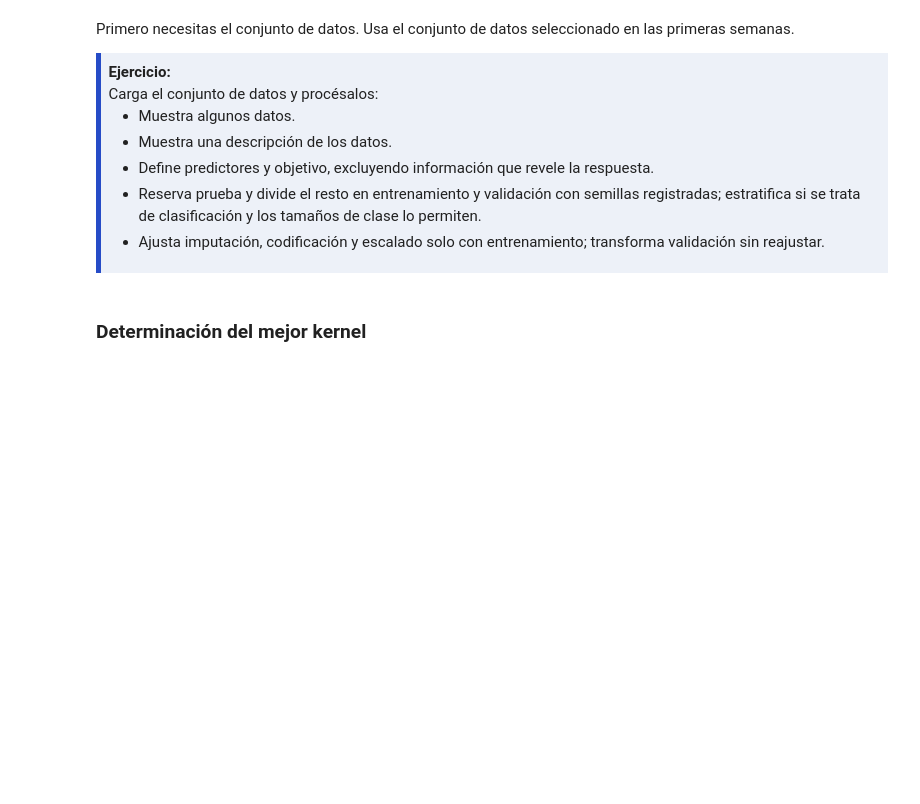
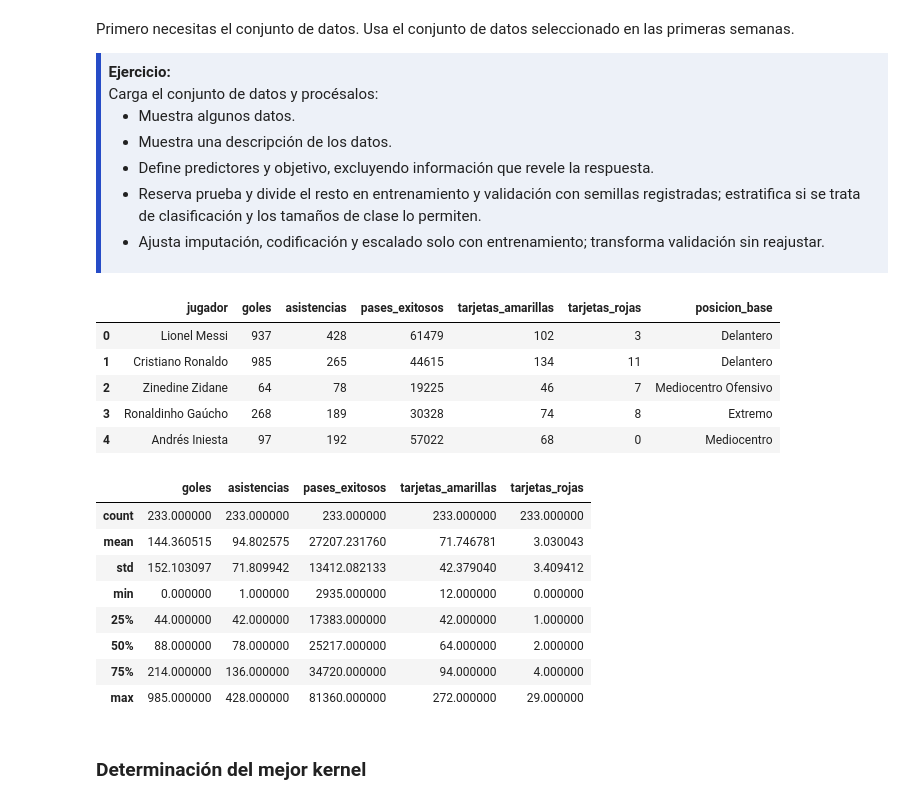
Before and after one commit to juanfercaicedo/AprendizajeAutomaticoInicial, a Jupyter notebook: Deber/06-SVM.ipynb, the cells around one changed output. Drawn from its saved outputs; the diff is of its cells as text; code cells hidden in the pictures; blank space fills up the shorter version.

```diff
--- a/Deber/06-SVM.ipynb
+++ b/Deber/06-SVM.ipynb
@@ -52,6 +62,35 @@ Primero necesitas el conjunto de datos. Usa el conjunto de datos seleccionado en
   <li>Ajusta imputación, codificación y escalado solo con entrenamiento; transforma validación sin reajustar.</li>
 </ul>
 </div>
+# %%
+url = 'https://raw.githubusercontent.com/juanfercaicedo/AprendizajeAutomaticoInicial/refs/heads/main/Dataset/futbollStats.csv'
+
+df = pd.read_csv(url)
+
+numeric_cols = ['goles', 'asistencias', 'pases_exitosos', 'tarjetas_amarillas', 'tarjetas_rojas']
+class_col = ['posicion_base']
+
+data = df[['jugador',*numeric_cols, *class_col]]
+
+display(data.head())
+
+data.describe()
+# %% [output]
+|  | jugador | goles | asistencias | pases_exitosos | tarjetas_amarillas | tarjetas_rojas | posicion_base |
+| 0 | Lionel Messi | 937 | 428 | 61479 | 102 | 3 | Delantero |
+| 1 | Cristiano Ronaldo | 985 | 265 | 44615 | 134 | 11 | Delantero |
+| 2 | Zinedine Zidane | 64 | 78 | 19225 | 46 | 7 | Mediocentro Ofensivo |
+| 3 | Ronaldinho Gaúcho | 268 | 189 | 30328 | 74 | 8 | Extremo |
+| 4 | Andrés Iniesta | 97 | 192 | 57022 | 68 | 0 | Mediocentro |
+|  | goles | asistencias | pases_exitosos | tarjetas_amarillas | tarjetas_rojas |
+| count | 233.000000 | 233.000000 | 233.000000 | 233.000000 | 233.000000 |
+| mean | 144.360515 | 94.802575 | 27207.231760 | 71.746781 | 3.030043 |
+| std | 152.103097 | 71.809942 | 13412.082133 | 42.379040 | 3.409412 |
+| min | 0.000000 | 1.000000 | 2935.000000 | 12.000000 | 0.000000 |
+| 25% | 44.000000 | 42.000000 | 17383.000000 | 42.000000 | 1.000000 |
+| 50% | 88.000000 | 78.000000 | 25217.000000 | 64.000000 | 2.000000 |
+| 75% | 214.000000 | 136.000000 | 34720.000000 | 94.000000 | 4.000000 |
+| max | 985.000000 | 428.000000 | 81360.000000 | 272.000000 | 29.000000 |
 # %% [markdown]
 
 ### <font color='264CC7'> Determinación del mejor kernel </font>
```
Also changed, not shown: parts of 3 cells of this notebook.
